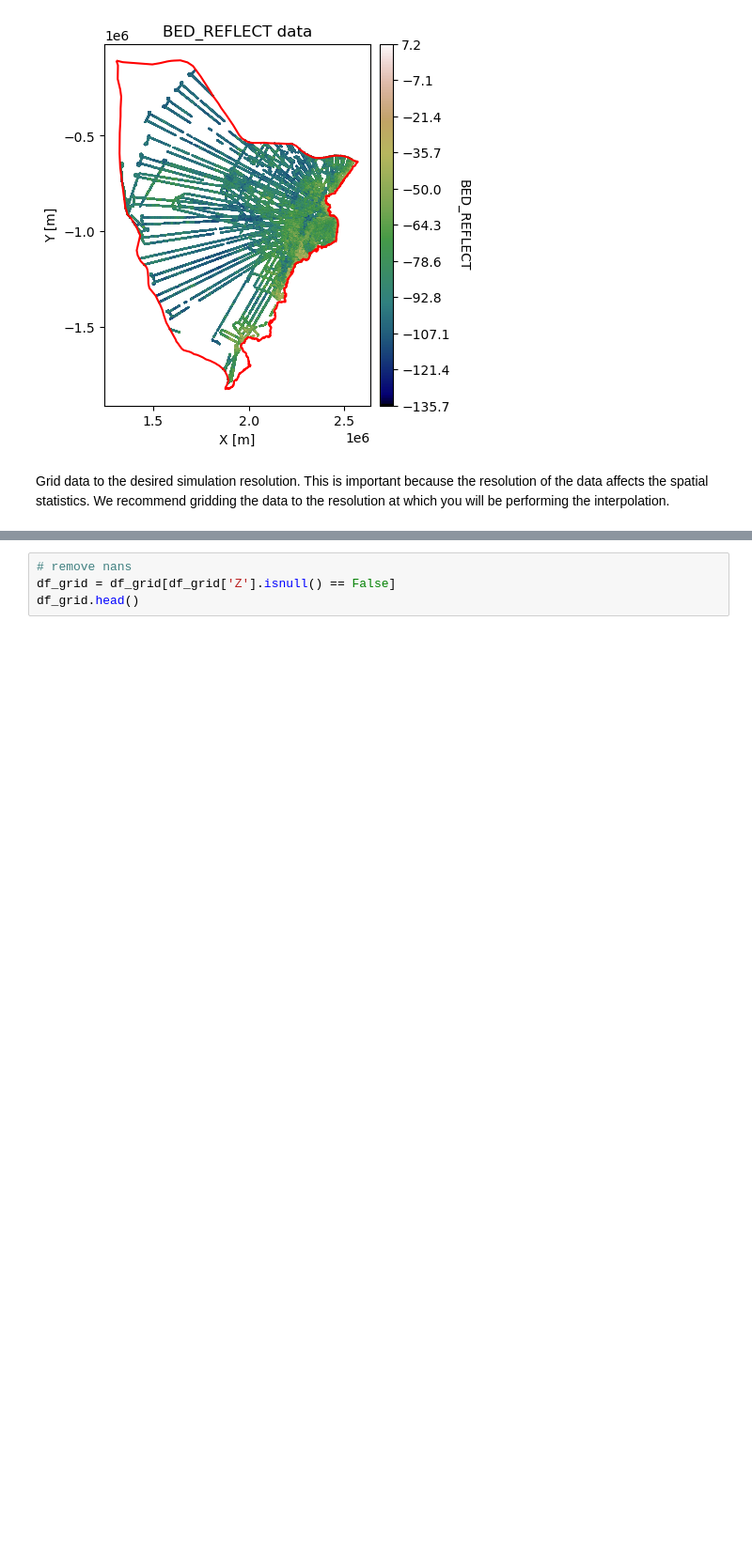
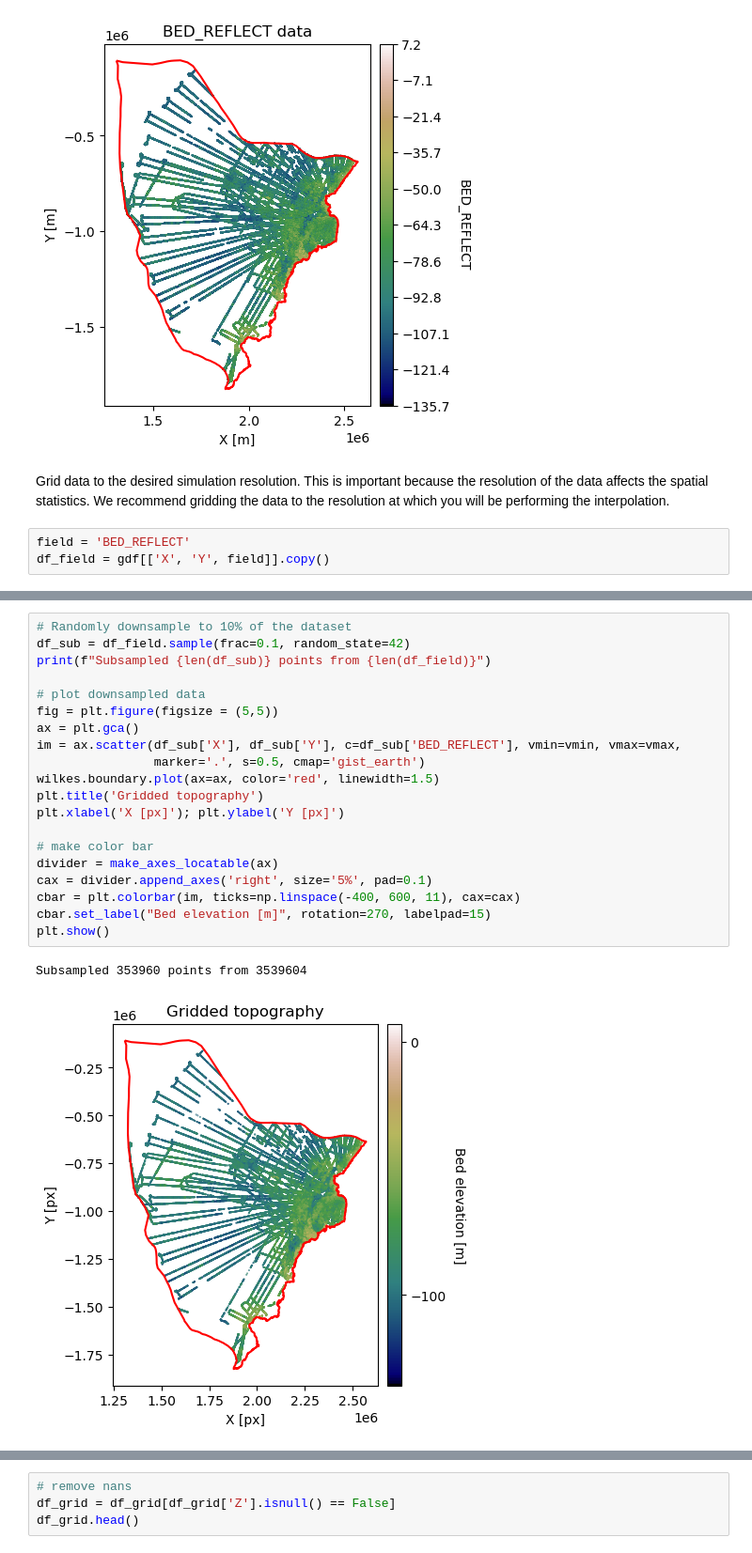
Before and after one commit to elizadawson/gstatsimbook, a Jupyter notebook: 1_Experimental_Variogram.ipynb, the cells around one changed output, grey strips where cells are left out. Shown at 94% size. Cells and saved outputs as stored; diff of their text form; blank space fills up the shorter version.

Commit message:
downsampling to 10% of the data

```diff
--- a/1_Experimental_Variogram.ipynb
+++ b/1_Experimental_Variogram.ipynb
@@ -93,3 +93,6 @@ plt.show()
 [figure]
 # %% [markdown]
 Grid data to the desired simulation resolution. This is important because the resolution of the data affects the spatial statistics. We recommend gridding the data to the resolution at which you will be performing the interpolation.
+# %%
+field = 'BED_REFLECT'
+df_field = gdf[['X', 'Y', field]].copy()
@@ -96 +115,24 @@ Grid data to the desired simulation resolution. This is important because the re
+# %%
+# Randomly downsample to 10% of the dataset
+df_sub = df_field.sample(frac=0.1, random_state=42)
+print(f"Subsampled {len(df_sub)} points from {len(df_field)}")
+
+# plot downsampled data
+fig = plt.figure(figsize = (5,5))
+ax = plt.gca()
+im = ax.scatter(df_sub['X'], df_sub['Y'], c=df_sub['BED_REFLECT'], vmin=vmin, vmax=vmax,
+                marker='.', s=0.5, cmap='gist_earth')
+wilkes.boundary.plot(ax=ax, color='red', linewidth=1.5)
+plt.title('Gridded topography')
+plt.xlabel('X [px]'); plt.ylabel('Y [px]')
+
+# make color bar
+divider = make_axes_locatable(ax)
+cax = divider.append_axes('right', size='5%', pad=0.1)
+cbar = plt.colorbar(im, ticks=np.linspace(-400, 600, 11), cax=cax)
+cbar.set_label("Bed elevation [m]", rotation=270, labelpad=15)
+plt.show()
+# %% [output]
+Subsampled 353960 points from 3539604
+[figure, added]
 # %%
```
Also changed, not shown: parts of 3 cells of this notebook.
